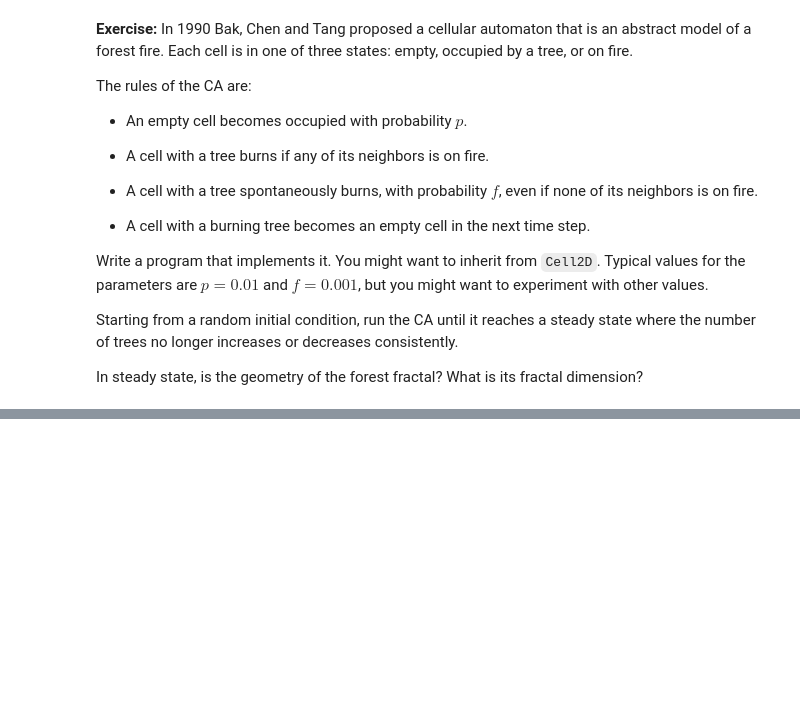
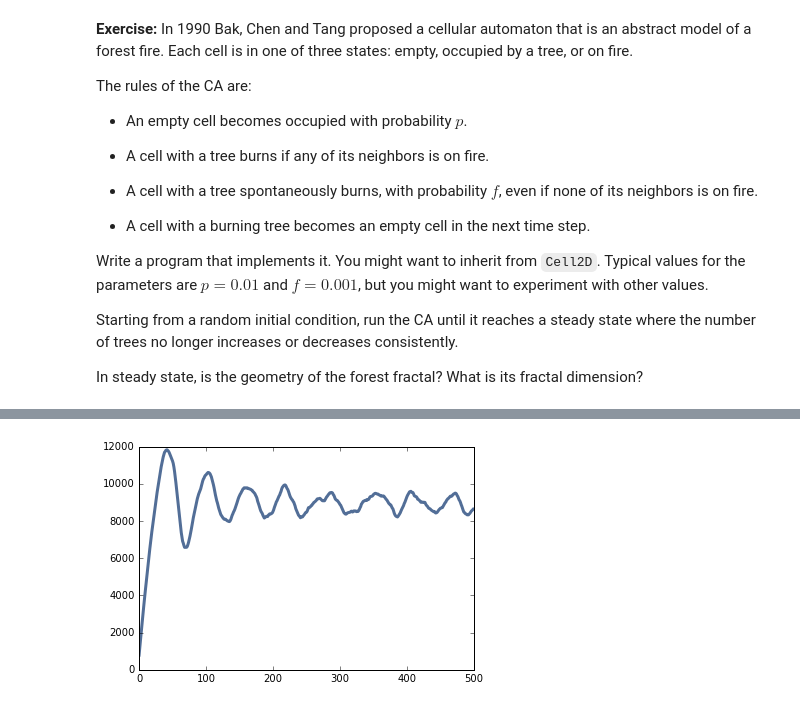
Before and after one commit to AllenDowney/ThinkComplexity2, a Jupyter notebook: code/chap07.ipynb, the cells around one changed output, grey strips where cells are left out. Saved outputs shown, nothing was run; the diff lists cells and outputs as text; code cells hidden in the pictures; blank space fills up the shorter version.

```diff
--- a/code/chap07.ipynb
+++ b/code/chap07.ipynb
@@ -810,0 +886,11 @@ What is its fractal dimension?
+# %%
+fire = ForestFire(200, p, f)
+num_trees = []
+
+for i in range(500):
+    fire.step()
+    num_trees.append(np.sum(fire.array==1))
+
+thinkplot.plot(num_trees)
+# %% [output]
+[figure, added]
```
Also changed, not shown: parts of 39 cells of this notebook, 1 other file.
